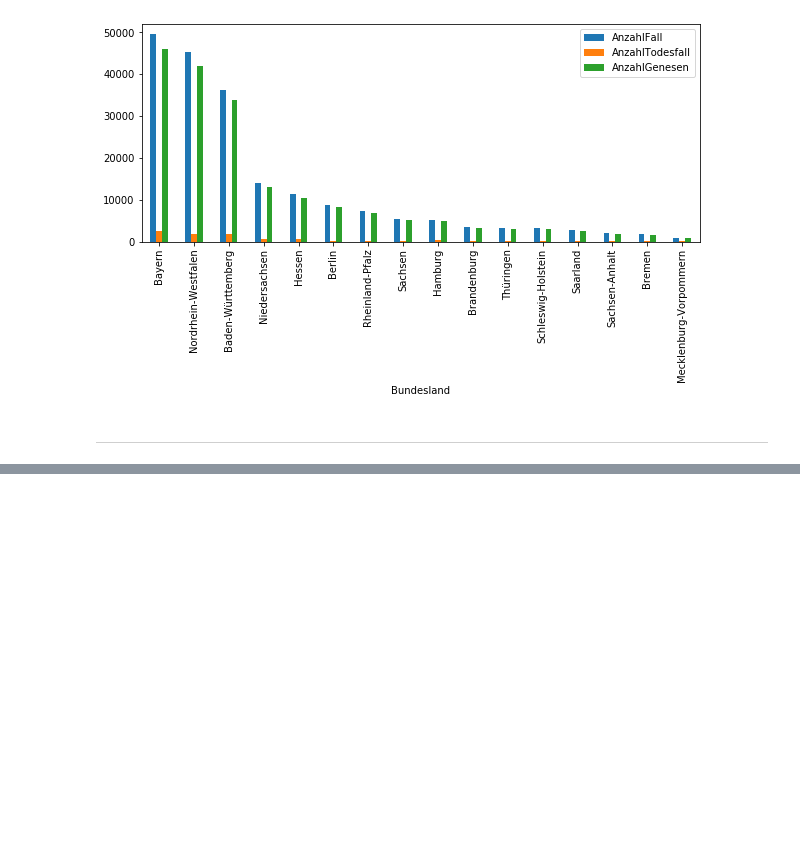
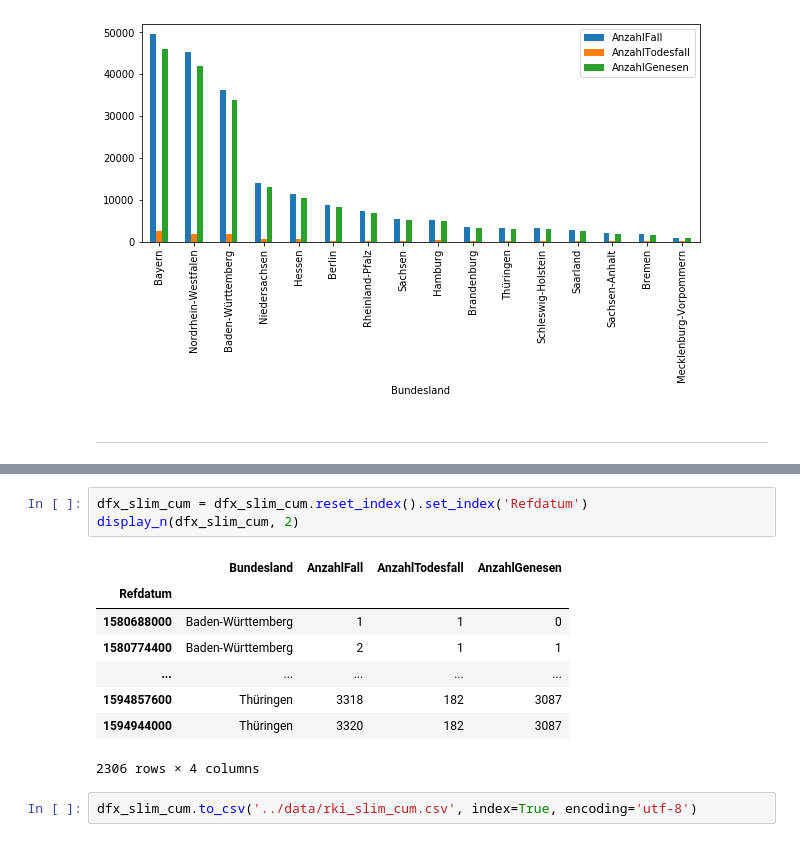
Before and after one commit to leoschur/InfVis_Projektarbeit, a Jupyter notebook: notebooks/data_request.ipynb, the cells around one changed output, grey strips where cells are left out. Saved outputs shown, nothing was run; the diff lists cells and outputs as text; blank space fills up the shorter version.

```diff
--- a/notebooks/data_request.ipynb
+++ b/notebooks/data_request.ipynb
@@ -327,0 +339,14 @@ a.drop('')
+# %%
+dfx_slim_cum = dfx_slim_cum.reset_index().set_index('Refdatum')
+display_n(dfx_slim_cum, 2)
+# %% [output]
+|  | Bundesland | AnzahlFall | AnzahlTodesfall | AnzahlGenesen |
+| Refdatum |  |  |  |  |
+| 1580688000 | Baden-Württemberg | 1 | 1 | 0 |
+| 1580774400 | Baden-Württemberg | 2 | 1 | 1 |
+| ... | ... | ... | ... | ... |
+| 1594857600 | Thüringen | 3318 | 182 | 3087 |
+| 1594944000 | Thüringen | 3320 | 182 | 3087 |
+2306 rows × 4 columns
+# %%
+dfx_slim_cum.to_csv('../data/rki_slim_cum.csv', index=True, encoding='utf-8')
```
Also changed, not shown: parts of 21 cells of this notebook.
